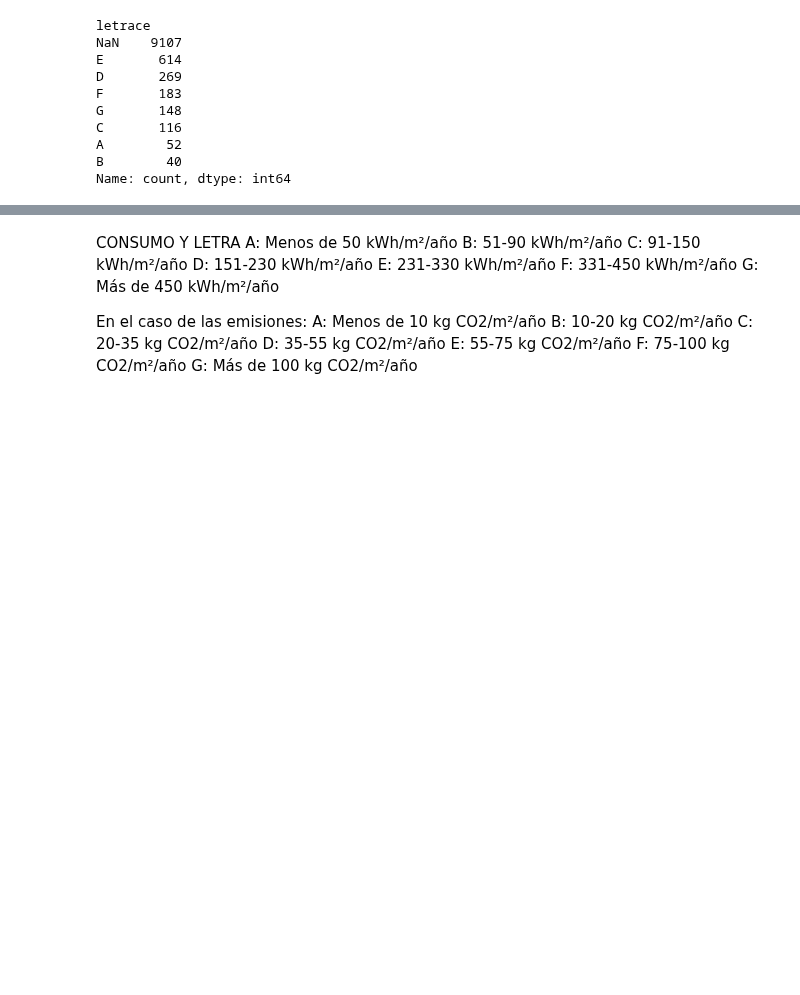
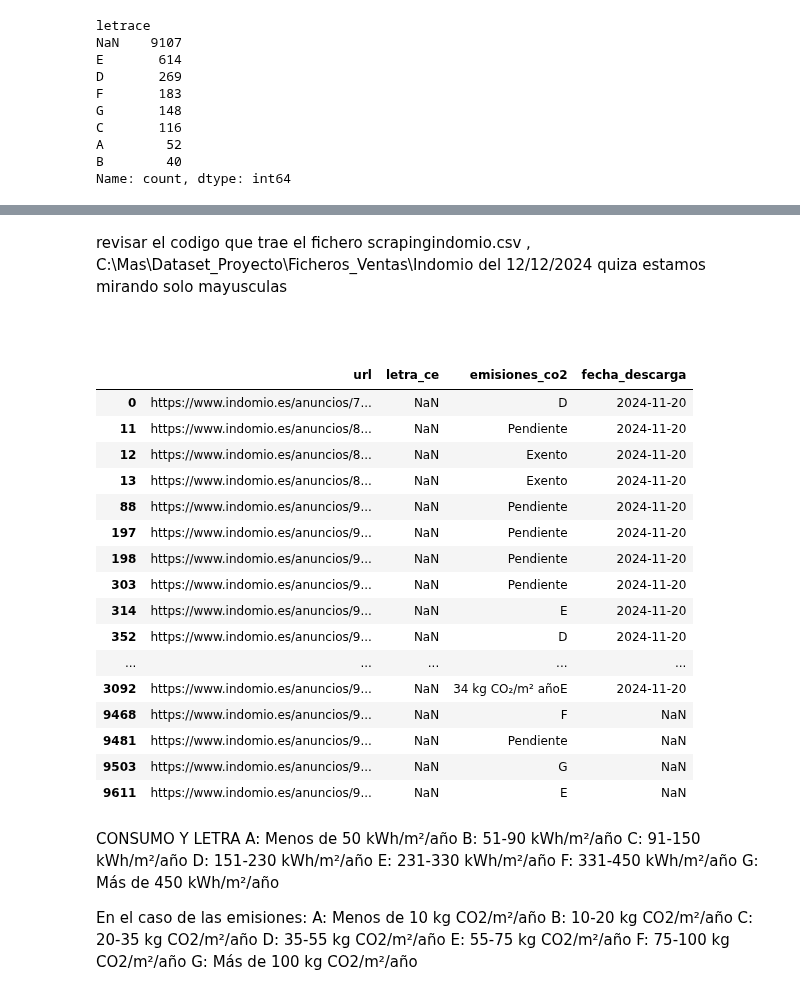
Before and after one commit to avaquerocastro/precios-de-vivienda-madrid, a Jupyter notebook: codigo/01-preprocesamiento-de-datos/Revision_columnas/Revision_Columnas.ipynb, the cells around one changed output, grey strips where cells are left out. Saved outputs shown, nothing was run; the diff lists cells and outputs as text; code cells hidden in the pictures; blank space fills up the shorter version.

```diff
--- a/codigo/01-preprocesamiento-de-datos/Revision_columnas/Revision_Columnas.ipynb
+++ b/codigo/01-preprocesamiento-de-datos/Revision_columnas/Revision_Columnas.ipynb
@@ -17,7 +17,7 @@ import matplotlib as plt
 import plotly.express as px
 # %%
 pd.set_option("display.max_columns", None)
-pd.set_option('display.max_rows',20)
+pd.set_option('display.max_rows',80)
 pd.set_option('display.float_format', lambda x: '%.2f' % x)
 pd.set_option('display.max_colwidth', None)
 # Ajustar la configuración para mostrar más filas
@@ -1395,3 +1551,34 @@ Name: count, dtype: int64
+# %%
+# Asignar valores específicos si la URL coincide
+for index, value in df17["url"].items():
+    if value == "https://www.indomio.es/anuncios/97003125/":
+        df17.at[index, "consumoce_ano"] = 57.9
+        df17.at[index, "letra_ce"] = "B"
+        df17.at[index, "emisiones_co2"] = "11.08 kg CO₂/m² año B"
+# %% [markdown]
+revisar el codigo que trae el fichero scrapingindomio.csv , C:\Mas\Dataset_Proyecto\Ficheros_Ventas\Indomio del 12/12/2024 quiza estamos mirando solo mayusculas
+# %% [markdown]
+#
+# %%
+df17.query("consumoce_ano=='≥ 3,51'")[['url','letra_ce','emisiones_co2','fecha_descarga']]
+# %% [output]
+|  | url | letra_ce | emisiones_co2 | fecha_descarga |
+| 0 | https://www.indomio.es/anuncios/7... | NaN | D | 2024-11-20 |
+| 11 | https://www.indomio.es/anuncios/8... | NaN | Pendiente | 2024-11-20 |
+| 12 | https://www.indomio.es/anuncios/8... | NaN | Exento | 2024-11-20 |
+| 13 | https://www.indomio.es/anuncios/8... | NaN | Exento | 2024-11-20 |
+| 88 | https://www.indomio.es/anuncios/9... | NaN | Pendiente | 2024-11-20 |
+| 197 | https://www.indomio.es/anuncios/9... | NaN | Pendiente | 2024-11-20 |
+| 198 | https://www.indomio.es/anuncios/9... | NaN | Pendiente | 2024-11-20 |
+| 303 | https://www.indomio.es/anuncios/9... | NaN | Pendiente | 2024-11-20 |
+| 314 | https://www.indomio.es/anuncios/9... | NaN | E | 2024-11-20 |
+| 352 | https://www.indomio.es/anuncios/9... | NaN | D | 2024-11-20 |
+| ... | ... | ... | ... | ... |
+| 3092 | https://www.indomio.es/anuncios/9... | NaN | 34 kg CO₂/m² añoE | 2024-11-20 |
+| 9468 | https://www.indomio.es/anuncios/9... | NaN | F | NaN |
+| 9481 | https://www.indomio.es/anuncios/9... | NaN | Pendiente | NaN |
+| 9503 | https://www.indomio.es/anuncios/9... | NaN | G | NaN |
+| 9611 | https://www.indomio.es/anuncios/9... | NaN | E | NaN |
 # %% [markdown]
 CONSUMO Y LETRA
 A: Menos de 50 kWh/m²/año
```
Also changed, not shown: parts of 10 cells of this notebook, 2 other files.
